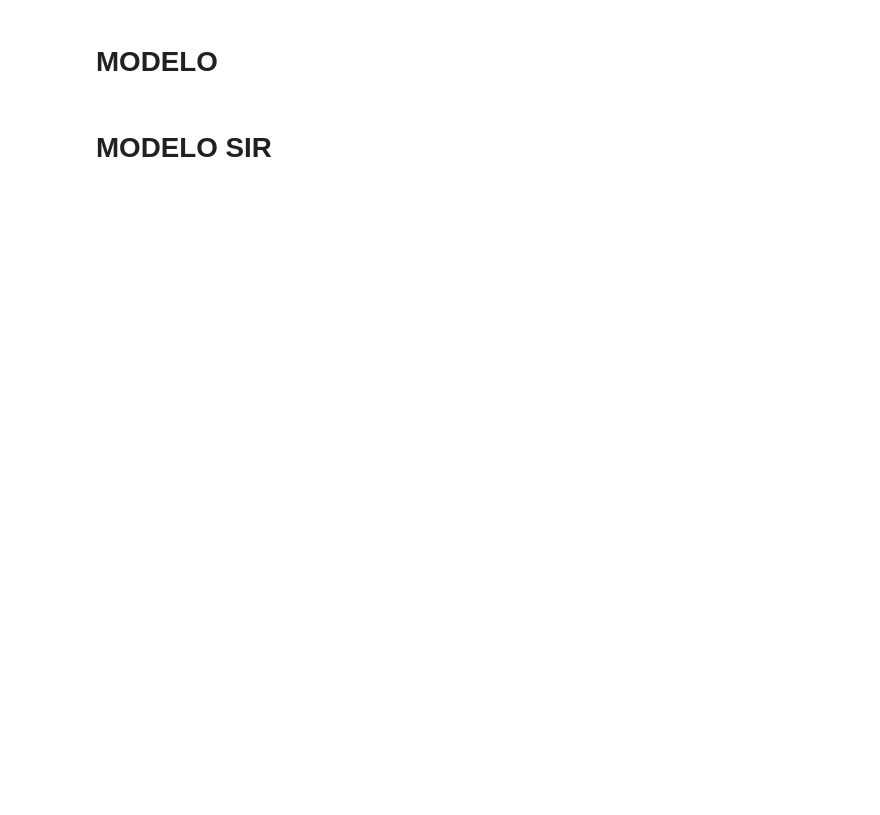
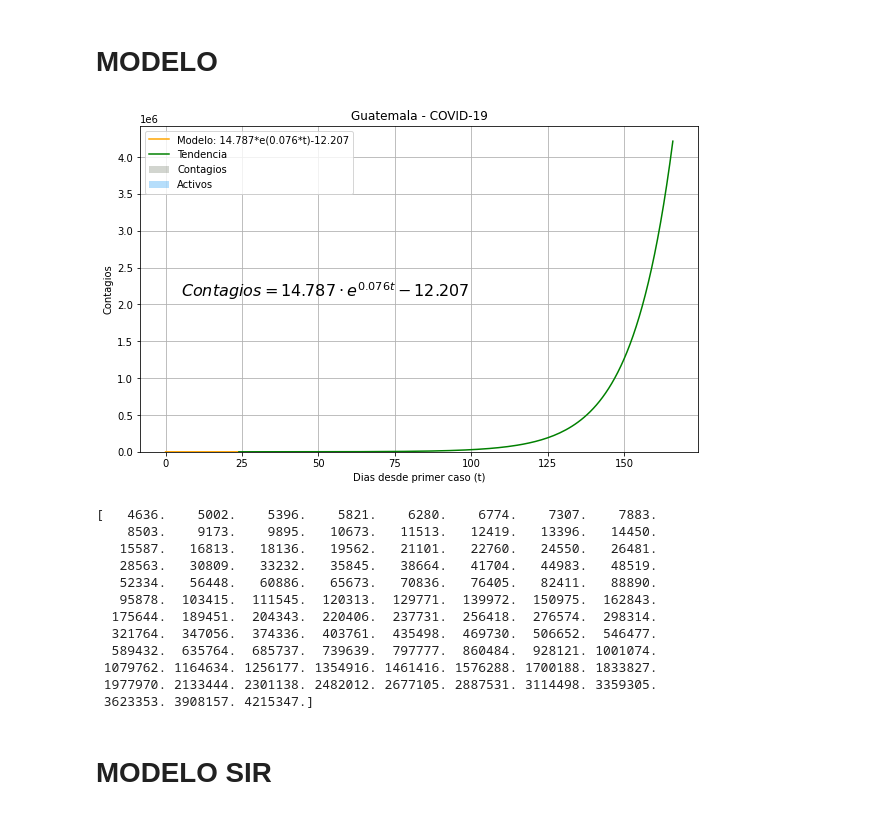
Before and after one commit to pepedp/Otros, a Jupyter notebook: Covid19.ipynb, the cells around one changed output. Drawn from its saved outputs; the diff is of its cells as text; code cells hidden in the pictures; blank space fills up the shorter version.

```diff
--- a/Covid19.ipynb
+++ b/Covid19.ipynb
@@ -203,8 +216,8 @@ fecha_fin = "2020-04-07" #@param {type:"date"}
 Activos = False #@param {type:"boolean"}
 Exponencial = True #@param {type:"boolean"}
 Grado_polinomio =  3#@param {type:"integer"}
-dias_pred =  15#@param {type:"integer"}
-Actualizar_BigQuery = True #@param {type:"boolean"}
+dias_pred =  90#@param {type:"integer"}
+Actualizar_BigQuery = False #@param {type:"boolean"}
 
 #dias_pred= 15
 
@@ -267,33 +280,47 @@ else:
 
 
 #ACTUALIZAR DATOS BIG QUERY
 if (Actualizar_BigQuery) and (Exponencial):
   columnas = ["fecha","pais","confirmados","muertes","recuperados",
               "activos","velocidad","aceleracion","indice_crecimiento","modelo"]
   dfs = [dataset,pd.DataFrame(velocidad),
                 pd.DataFrame(aceleracion),
                 pd.DataFrame(indice_crecimiento),
                 pd.DataFrame(y_pred),
                 ]
   df_todo=pd.concat(dfs,axis=1)
   df_todo.columns=columnas
   tendencia=pd.DataFrame(tend[1:])
   tendencia.columns=["modelo"]
   df_todo=df_todo.append(tendencia)
   df_todo=df_todo.reset_index()
   df_todo["dias"] = df_todo.index.values
   tabla = 'dataset.covid19_gt'
   df_todo.to_gbq(tabla,project_id=project_id,if_exists='replace')
 
   #COEFICIENTES
   coeficientes = pd.DataFrame(np.round(coef,decimals=3))
   coeficientes.columns=["coeficientes"]
   coeficientes["index"] = coeficientes.index.values
   tabla_coef = 'dataset.coef_funcion'
   coeficientes.to_gbq(tabla_coef,project_id=project_id,if_exists='replace')
 
 elif (Actualizar_BigQuery):
   print("WARNING: Solo se puede actuliza datos del modelo Exponencial")
+# %% [output]
+[figure, added]
+[   4636.    5002.    5396.    5821.    6280.    6774.    7307.    7883.
+    8503.    9173.    9895.   10673.   11513.   12419.   13396.   14450.
+   15587.   16813.   18136.   19562.   21101.   22760.   24550.   26481.
+   28563.   30809.   33232.   35845.   38664.   41704.   44983.   48519.
+   52334.   56448.   60886.   65673.   70836.   76405.   82411.   88890.
+   95878.  103415.  111545.  120313.  129771.  139972.  150975.  162843.
+  175644.  189451.  204343.  220406.  237731.  256418.  276574.  298314.
+  321764.  347056.  374336.  403761.  435498.  469730.  506652.  546477.
+  589432.  635764.  685737.  739639.  797777.  860484.  928121. 1001074.
+ 1079762. 1164634. 1256177. 1354916. 1461416. 1576288. 1700188. 1833827.
+ 1977970. 2133444. 2301138. 2482012. 2677105. 2887531. 3114498. 3359305.
+ 3623353. 3908157. 4215347.]
 # %% [markdown]
 # **MODELO SIR**
 # %%
```
Also changed, not shown: parts of 3 cells of this notebook.
